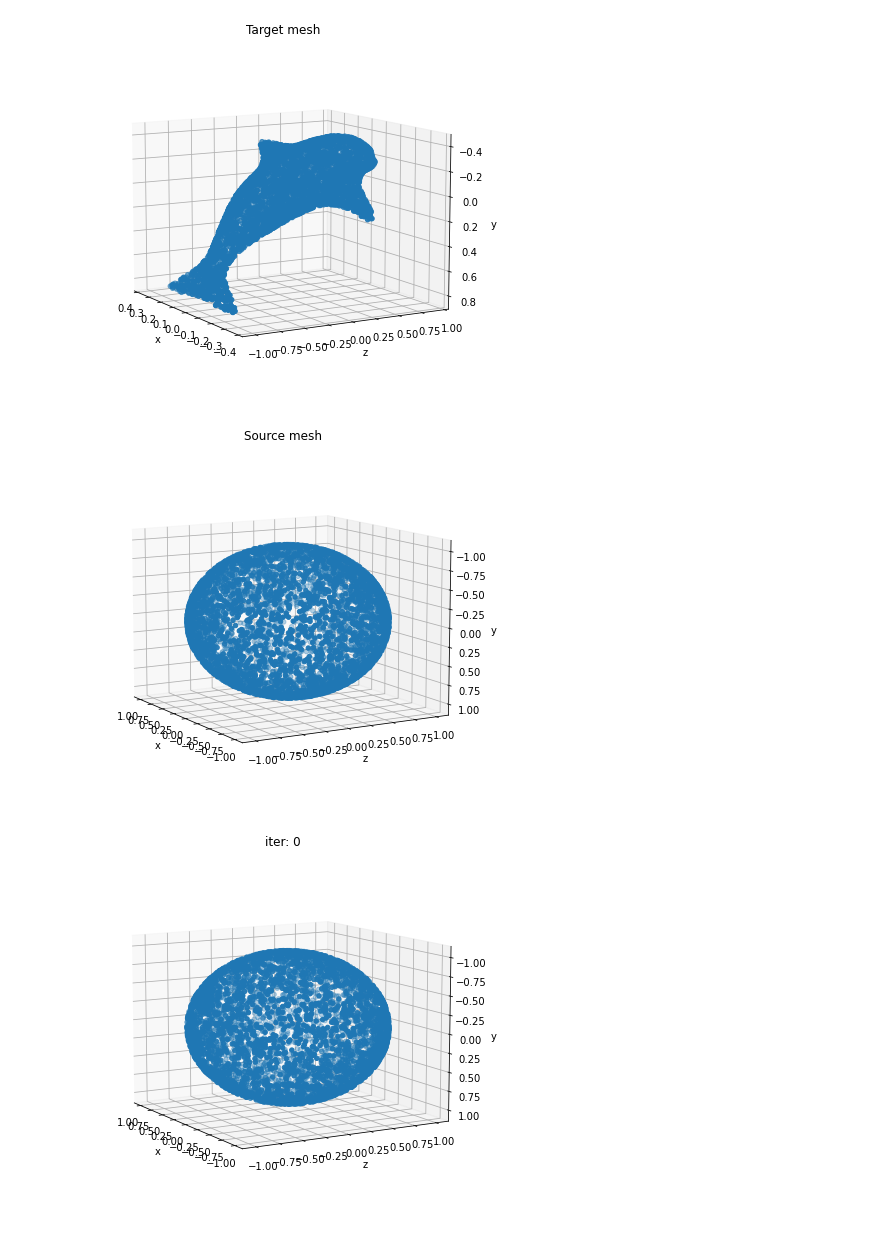
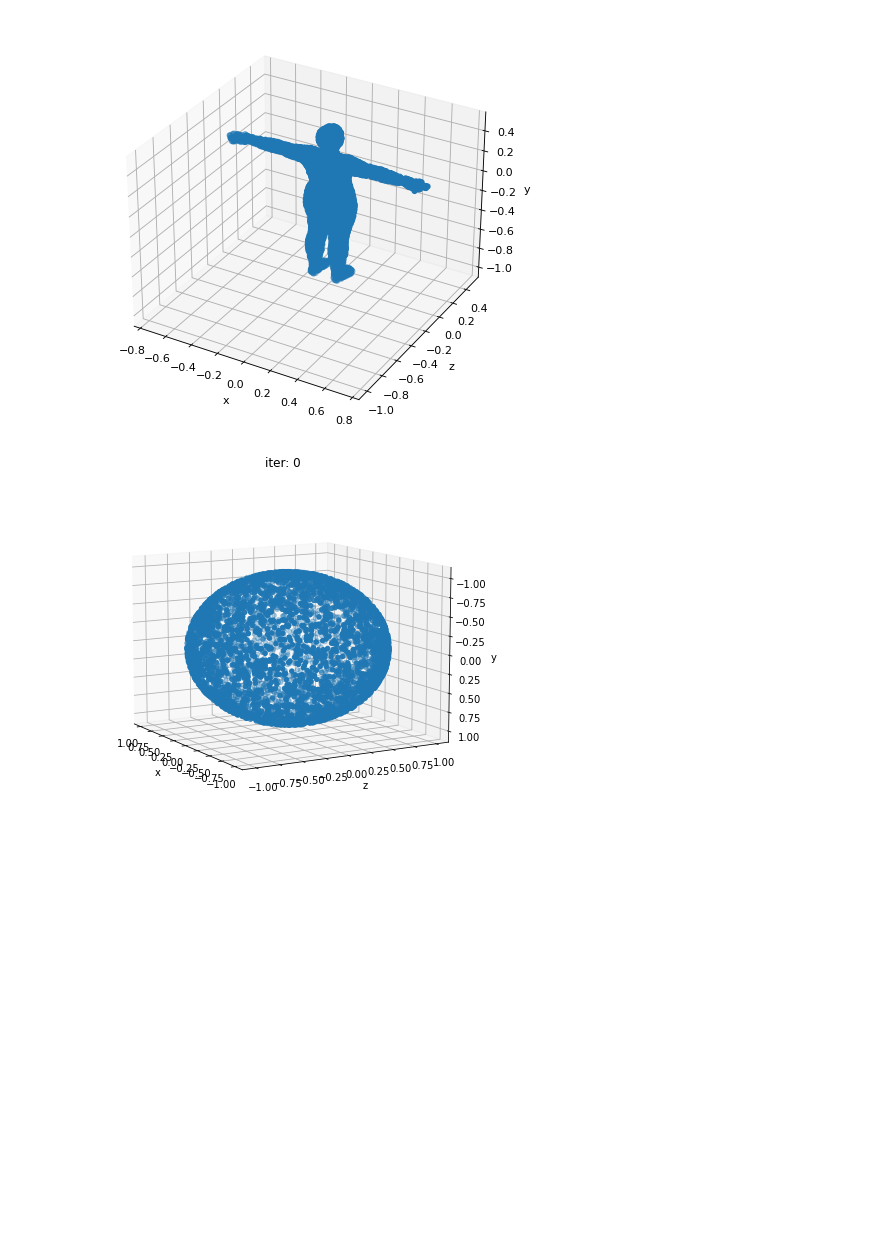
Before and after one commit to blue-blue-patpat/fusion_seg, a Jupyter notebook: minimal/minimal.ipynb, the cells around one changed output. Saved outputs shown, nothing was run; the diff lists cells and outputs as text; code cells hidden in the pictures; blank space fills up the shorter version.

```diff
--- a/minimal/minimal.ipynb
+++ b/minimal/minimal.ipynb
@@ -63,3 +28,30 @@ src_mesh = ico_sphere(4, device)
+# %%
+import os
+import armatures
+from models import KinematicModel, KinematicPCAWrapper
+import numpy as np
+import config as config
+
+%load_ext autoreload
+%autoreload 2
+
+np.random.seed(20160923)
+pose_glb = np.zeros([1, 3]) # global rotation
+
+
+########################## smpl settings ##########################
+# note that in smpl and smpl-h no pca for pose is provided
+# therefore in the model we fake an identity matrix as the pca coefficients
+# to make the code compatible
+
+n_pose = 23 * 3 # degrees of freedom, (n_joints - 1) * 3
+# smpl 1.0.0: 10
+# smpl 1.1.0: 300
+n_shape = 10
+# TODO: Read pose from skeleton
+pose_pca = np.random.uniform(-0.2, 0.2, size=n_pose)
+shape = np.random.normal(size=n_shape)
+mesh = KinematicModel(os.path.join('../', config.SMPL_MODEL_1_0_PATH), armatures.SMPLArmature, scale=10)
 # %%
 def plot_pointcloud(mesh, title=""):
     # Sample points uniformly from the surface of the mesh.
@@ -67,16 +59,14 @@ def plot_pointcloud(mesh, title=""):
     x, y, z = points.clone().detach().cpu().squeeze().unbind(1)
     fig = plt.figure(figsize=(5, 5))
     ax = Axes3D(fig)
-    ax.scatter3D(x, z, -y)
+    ax.scatter3D(x, z, y)
     ax.set_xlabel('x')
     ax.set_ylabel('z')
     ax.set_zlabel('y')
     ax.set_title(title)
-    ax.view_init(190, 30)
+    ax.auto_scale_xyz(x, y)
     plt.show()
 # %%
-plot_pointcloud(trg_mesh, "Target mesh")
-plot_pointcloud(src_mesh, "Source mesh")
+plot_pointcloud(mesh.mesh)
 # %% [output]
-[figure, old version]
+[figure, new version]
-[figure, removed]
```
Also changed, not shown: parts of 10 cells of this notebook, 14 other files.
